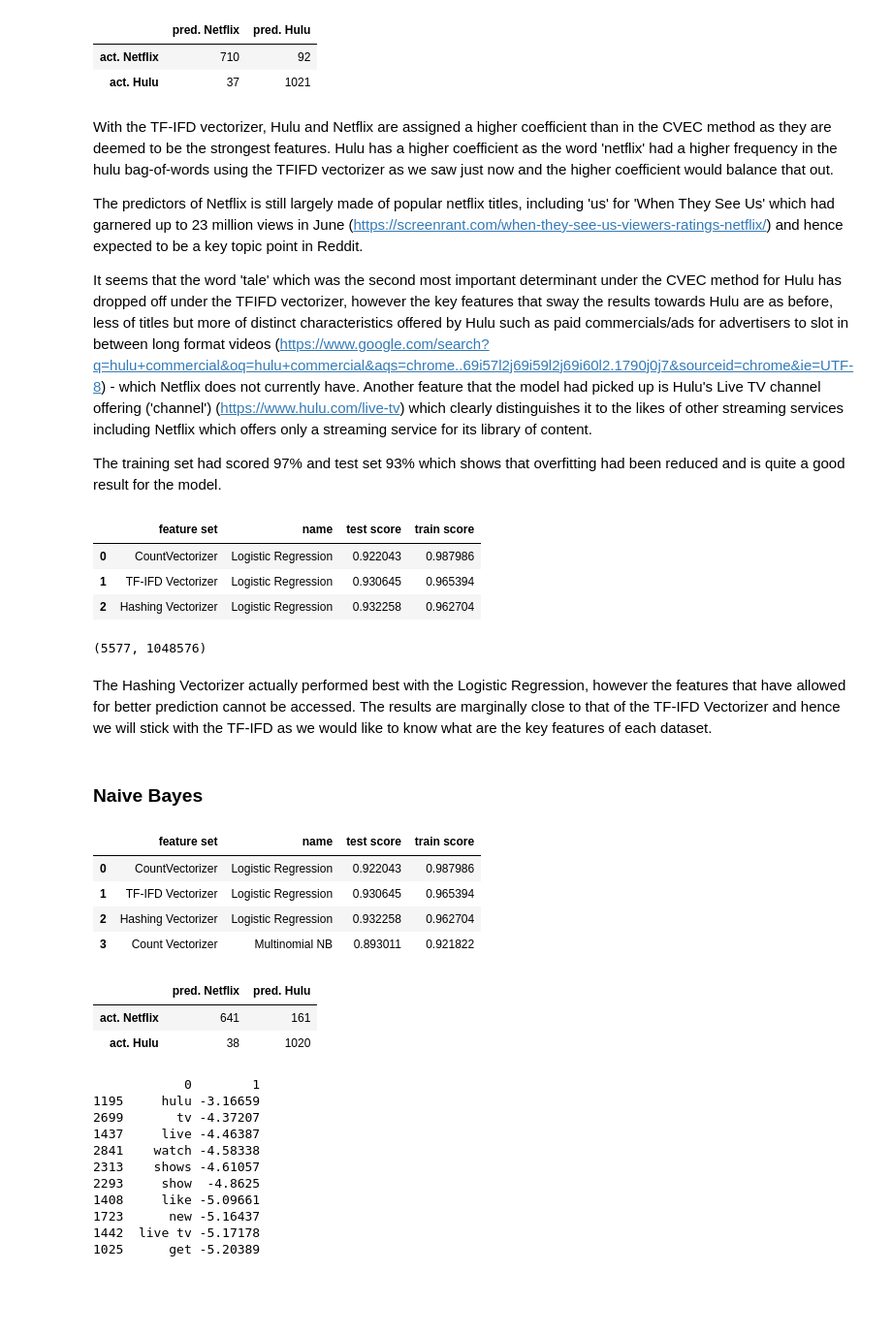
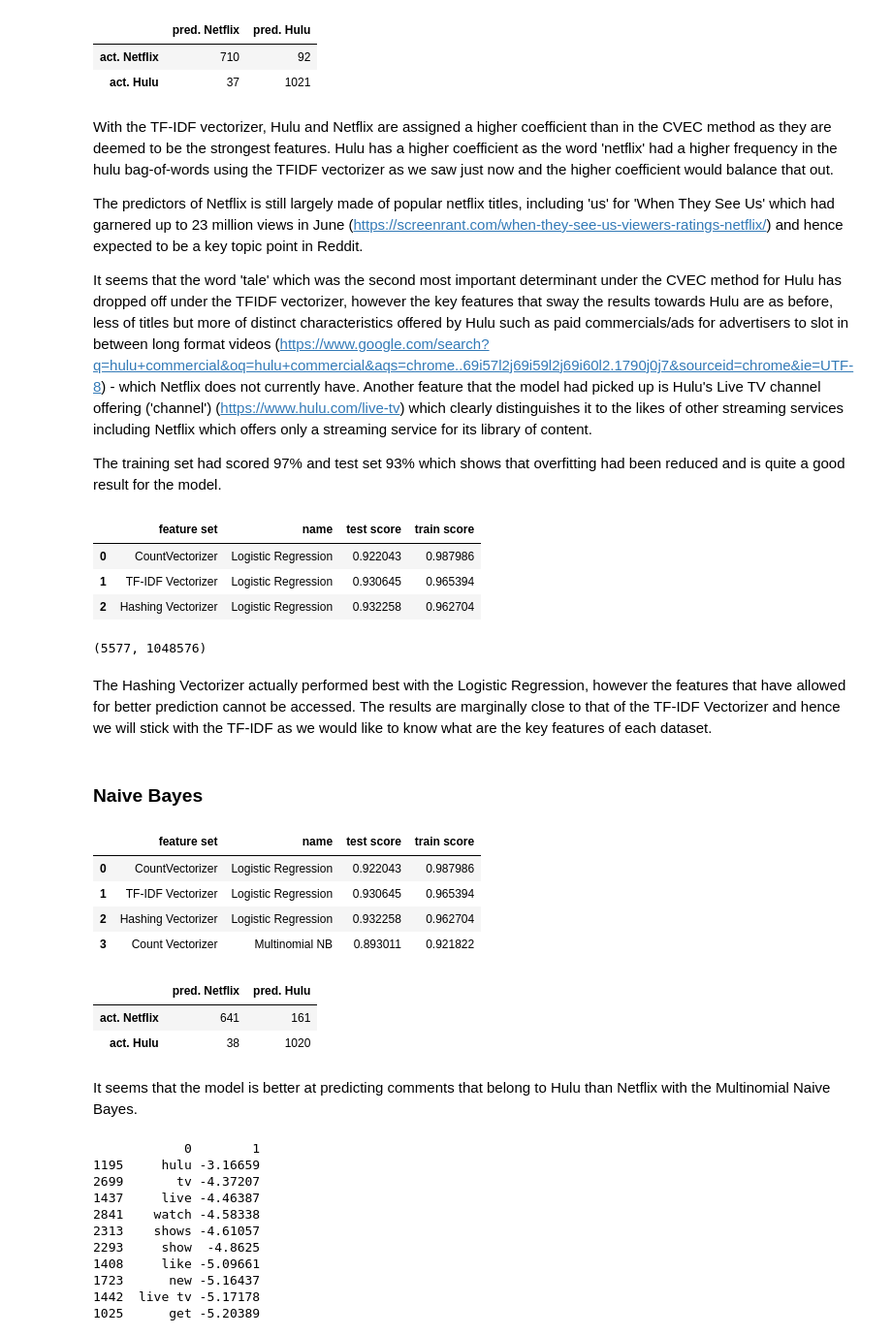
Before and after one commit to lynnng91/GA_Project3, a Jupyter notebook: Project 3 - Main Code (Final).ipynb, the cells around one changed output. Shown at 97% size. Cells and saved outputs as stored; diff of their text form; code cells hidden in the pictures; blank space fills up the shorter version.

```diff
--- a/Project 3 - Main Code (Final).ipynb
+++ b/Project 3 - Main Code (Final).ipynb
@@ -474,10 +480,11 @@ The word 'dvr' is important as Hulu offers a Cloud DVR to record TV shows to be
 
 The score of 98% for training set and 92% for the testing set is pretty good however suggests that there may be some slight overfitting.
 # %%
-lr.fit(X_train_tvec, y_train)
+lr_tvec = LogisticRegression()
+lr_tvec.fit(X_train_tvec, y_train)
 
-result_2 = {'name':'Logistic Regression','feature set' : 'TF-IFD Vectorizer','train score': lr.score(X_train_tvec, y_train),
-            'test score': lr.score(X_test_tvec, y_test)}
+result_2 = {'name':'Logistic Regression','feature set' : 'TF-IDF Vectorizer','train score': lr_tvec.score(X_train_tvec, y_train),
+            'test score': lr_tvec.score(X_test_tvec, y_test)}
 results.append(result_2)
 pd.DataFrame(results)
 # %% [output]
@@ -542,32 +549,33 @@ confusion_matrix_df
 | act. Netflix | 710 | 92 |
 | act. Hulu | 37 | 1021 |
 # %% [markdown]
-With the TF-IFD vectorizer, Hulu and Netflix are assigned a higher coefficient than in the CVEC method as they are deemed to be the strongest features. Hulu has a higher coefficient as the word 'netflix' had a higher frequency in the hulu bag-of-words using the TFIFD vectorizer as we saw just now and the higher coefficient would balance that out.
+With the TF-IDF vectorizer, Hulu and Netflix are assigned a higher coefficient than in the CVEC method as they are deemed to be the strongest features. Hulu has a higher coefficient as the word 'netflix' had a higher frequency in the hulu bag-of-words using the TFIDF vectorizer as we saw just now and the higher coefficient would balance that out.
 
 The predictors of Netflix is still largely made of popular netflix titles, including 'us' for 'When They See Us' which had garnered up to 23 million views in June (https://screenrant.com/when-they-see-us-viewers-ratings-netflix/) and hence expected to be a key topic point in Reddit.
 
-It seems that the word 'tale' which was the second most important determinant under the CVEC method for Hulu has dropped off under the TFIFD vectorizer, however the key features that sway the results towards Hulu are as before, less of titles but more of distinct characteristics offered by Hulu such as paid commercials/ads for advertisers to slot in between long format videos (https://www.google.com/search?q=hulu+commercial&oq=hulu+commercial&aqs=chrome..69i57l2j69i59l2j69i60l2.1790j0j7&sourceid=chrome&ie=UTF-8) - which Netflix does not currently have. Another feature that the model had picked up is Hulu's Live TV channel offering ('channel') (https://www.hulu.com/live-tv) which clearly distinguishes it to the likes of other streaming services including Netflix which offers only a streaming service for its library of content.
+It seems that the word 'tale' which was the second most important determinant under the CVEC method for Hulu has dropped off under the TFIDF vectorizer, however the key features that sway the results towards Hulu are as before, less of titles but more of distinct characteristics offered by Hulu such as paid commercials/ads for advertisers to slot in between long format videos (https://www.google.com/search?q=hulu+commercial&oq=hulu+commercial&aqs=chrome..69i57l2j69i59l2j69i60l2.1790j0j7&sourceid=chrome&ie=UTF-8) - which Netflix does not currently have. Another feature that the model had picked up is Hulu's Live TV channel offering ('channel') (https://www.hulu.com/live-tv) which clearly distinguishes it to the likes of other streaming services including Netflix which offers only a streaming service for its library of content.
 
 
 The training set had scored 97% and test set 93% which shows that overfitting had been reduced and is quite a good result for the model.
 # %%
-lr.fit(X_train_hvec, y_train)
+lr_hvec = LogisticRegression()
+lr_hvec.fit(X_train_hvec, y_train)
 
-result_3 = {'name':'Logistic Regression','feature set' : 'Hashing Vectorizer','train score': lr.score(X_train_hvec, y_train),
-            'test score': lr.score(X_test_hvec, y_test)}
+result_3 = {'name':'Logistic Regression','feature set' : 'Hashing Vectorizer','train score': lr_hvec.score(X_train_hvec, y_train),
+            'test score': lr_hvec.score(X_test_hvec, y_test)}
 results.append(result_3)
 pd.DataFrame(results)
 # %% [output]
 |  | feature set | name | test score | train score |
 | 0 | CountVectorizer | Logistic Regression | 0.922043 | 0.987986 |
-| 1 | TF-IFD Vectorizer | Logistic Regression | 0.930645 | 0.965394 |
+| 1 | TF-IDF Vectorizer | Logistic Regression | 0.930645 | 0.965394 |
 | 2 | Hashing Vectorizer | Logistic Regression | 0.932258 | 0.962704 |
 # %%
 X_train_hvec.shape
 # %% [output]
 (5577, 1048576)
 # %% [markdown]
-The Hashing Vectorizer actually performed best with the Logistic Regression, however the features that have allowed for better prediction cannot be accessed. The results are marginally close to that of the TF-IFD Vectorizer and hence we will stick with the TF-IFD as we would like to know what are the key features of each dataset.
+The Hashing Vectorizer actually performed best with the Logistic Regression, however the features that have allowed for better prediction cannot be accessed. The results are marginally close to that of the TF-IDF Vectorizer and hence we will stick with the TF-IDF as we would like to know what are the key features of each dataset.
 # %% [markdown]
 ### Naive Bayes
 # %%
@@ -583,7 +591,7 @@ pd.DataFrame(results)
 # %% [output]
 |  | feature set | name | test score | train score |
 | 0 | CountVectorizer | Logistic Regression | 0.922043 | 0.987986 |
-| 1 | TF-IFD Vectorizer | Logistic Regression | 0.930645 | 0.965394 |
+| 1 | TF-IDF Vectorizer | Logistic Regression | 0.930645 | 0.965394 |
 | 2 | Hashing Vectorizer | Logistic Regression | 0.932258 | 0.962704 |
 | 3 | Count Vectorizer | Multinomial NB | 0.893011 | 0.921822 |
 # %%
@@ -596,6 +604,8 @@ confusion_matrix_df_nb_cvec
 |  | pred. Netflix | pred. Hulu |
 | act. Netflix | 641 | 161 |
 | act. Hulu | 38 | 1020 |
+# %% [markdown]
+It seems that the model is better at predicting comments that belong to Hulu than Netflix with the Multinomial Naive Bayes.
 # %%
 hulufeatures_df = pd.DataFrame([cvec.get_feature_names(),model_cvec.feature_log_prob_[0, :]]).T.sort_values(by = 1, ascending=False)
 netflixfeatures_df = pd.DataFrame([cvec.get_feature_names(),model_cvec.feature_log_prob_[1, :]]).T.sort_values(by = 1, ascending=False)
```
Also changed, not shown: parts of 32 cells of this notebook, 1 other file.
